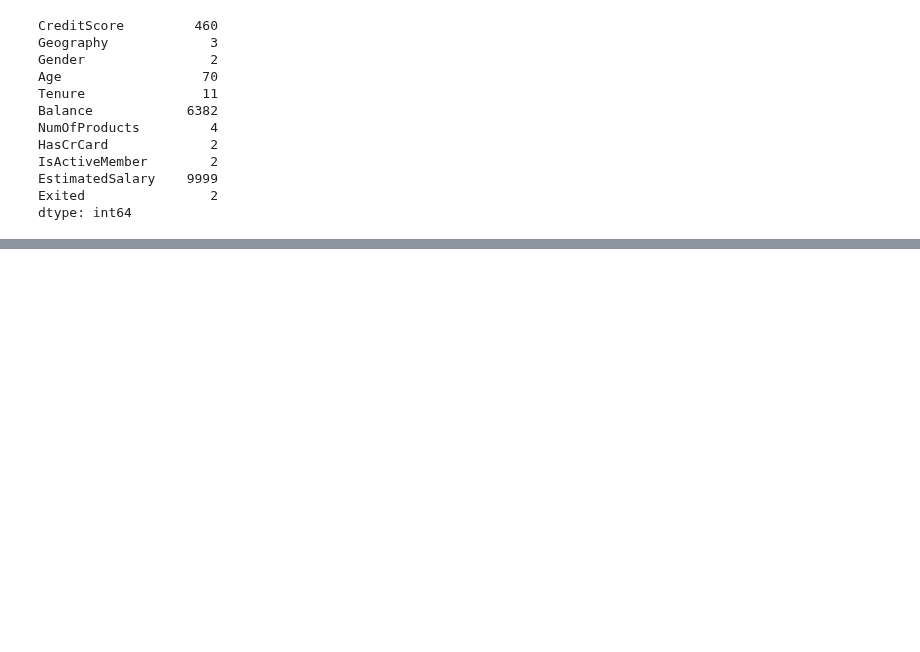
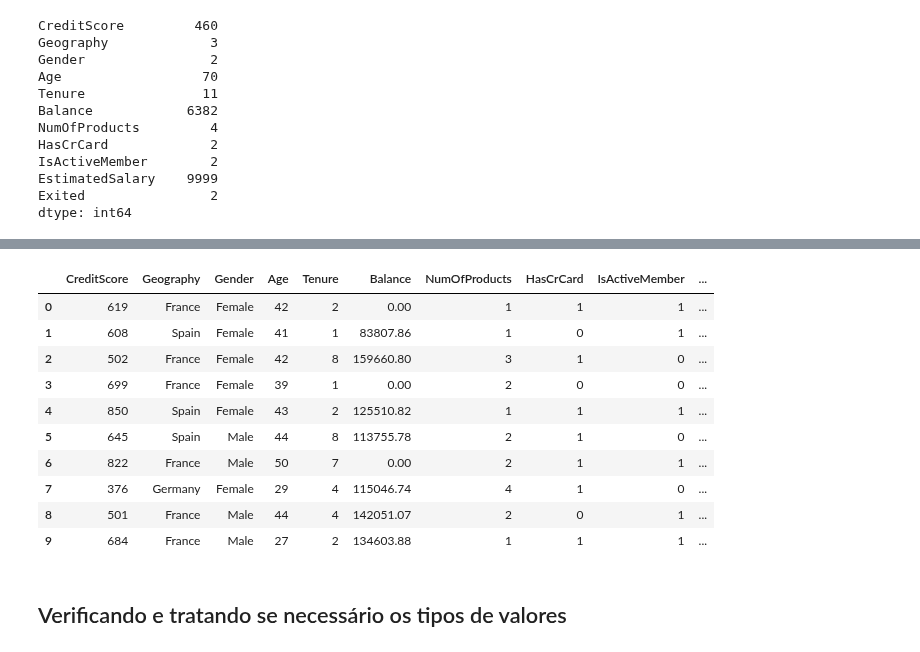
Before and after one commit to emso-exe/Churn_clientes_de_banco, a Jupyter notebook: churn_clientes_de_banco.ipynb, the cells around one changed output, grey strips where cells are left out. Cells and saved outputs as stored; diff of their text form; code cells hidden in the pictures; blank space fills up the shorter version.

```diff
--- a/churn_clientes_de_banco.ipynb
+++ b/churn_clientes_de_banco.ipynb
@@ -157,0 +170,37 @@ Exited
+# %%
+# Transformando valores de algumas colunas em categoria distintas
+
+# Função para transformar valores de colunas em novas categorias
+# coluna: nome da coluna do dataframe
+# dict: dicionário de nomes das novas categorias
+# df: nome do dataframe
+
+def transforme_coluna(coluna, dict, df):
+    arr = OneHotEncoder().fit_transform(
+        coluna.values.reshape(-1, 1)).toarray()
+    df_coluna = pd.DataFrame(arr)
+    df_coluna.rename(columns=dict, inplace=True)
+    df = pd.concat([df, df_coluna], axis=1)
+    return df
+
+
+dict = {0: 'France', 1: 'Germany', 2: 'Spain'}
+df = transforme_coluna(df['Geography'], dict, df)
+dict = {0: 'Female', 1: 'Male'}
+df = transforme_coluna(df['Gender'], dict, df)
+
+df.head(10)
+# %% [output]
+|  | CreditScore | Geography | Gender | Age | Tenure | Balance | NumOfProducts | HasCrCard | IsActiveMember | ... |
+| 0 | 619 | France | Female | 42 | 2 | 0.00 | 1 | 1 | 1 | ... |
+| 1 | 608 | Spain | Female | 41 | 1 | 83807.86 | 1 | 0 | 1 | ... |
+| 2 | 502 | France | Female | 42 | 8 | 159660.80 | 3 | 1 | 0 | ... |
+| 3 | 699 | France | Female | 39 | 1 | 0.00 | 2 | 0 | 0 | ... |
+| 4 | 850 | Spain | Female | 43 | 2 | 125510.82 | 1 | 1 | 1 | ... |
+| 5 | 645 | Spain | Male | 44 | 8 | 113755.78 | 2 | 1 | 0 | ... |
+| 6 | 822 | France | Male | 50 | 7 | 0.00 | 2 | 1 | 1 | ... |
+| 7 | 376 | Germany | Female | 29 | 4 | 115046.74 | 4 | 1 | 0 | ... |
+| 8 | 501 | France | Male | 44 | 4 | 142051.07 | 2 | 0 | 1 | ... |
+| 9 | 684 | France | Male | 27 | 2 | 134603.88 | 1 | 1 | 1 | ... |
+# %% [markdown]
+## Verificando e tratando se necessário os tipos de valores
```
Also changed, not shown: parts of 13 cells of this notebook.
